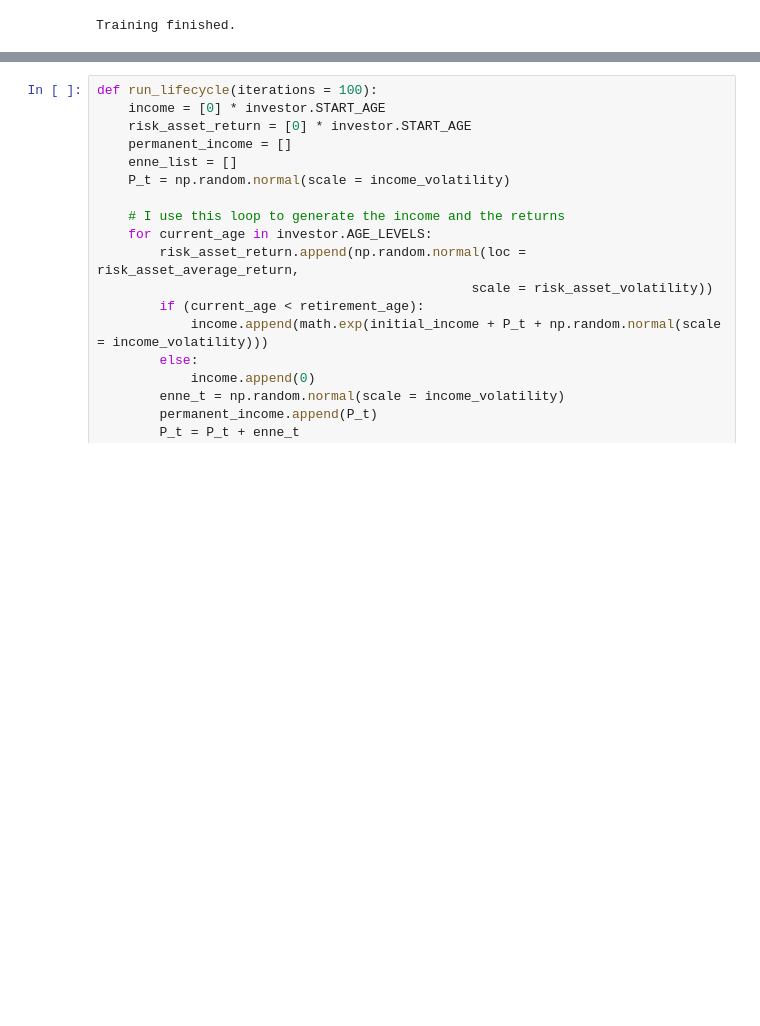
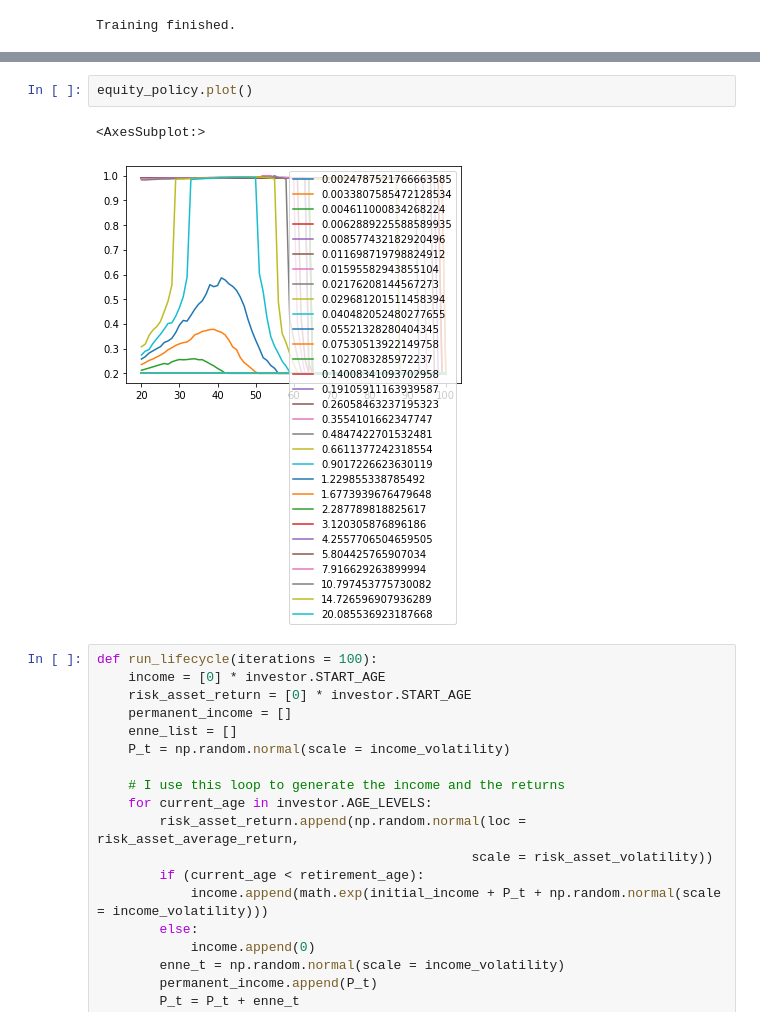
Before and after one commit to larloch10938/ucl_final_project, a Jupyter notebook: main.ipynb, the cells around one changed output, grey strips where cells are left out. Drawn from its saved outputs; the diff is of its cells as text; blank space fills up the shorter version.

```diff
--- a/main.ipynb
+++ b/main.ipynb
@@ -46,3 +46,8 @@ Text(0.5, 1.0, 'Optimal Consumption')
+# %%
+equity_policy.plot()
+# %% [output]
+<AxesSubplot:>
+[figure, added]
 # %%
 def run_lifecycle(iterations = 100):
     income = [0] * investor.START_AGE
```
Also changed, not shown: parts of 1 cell of this notebook, 2 other files.
